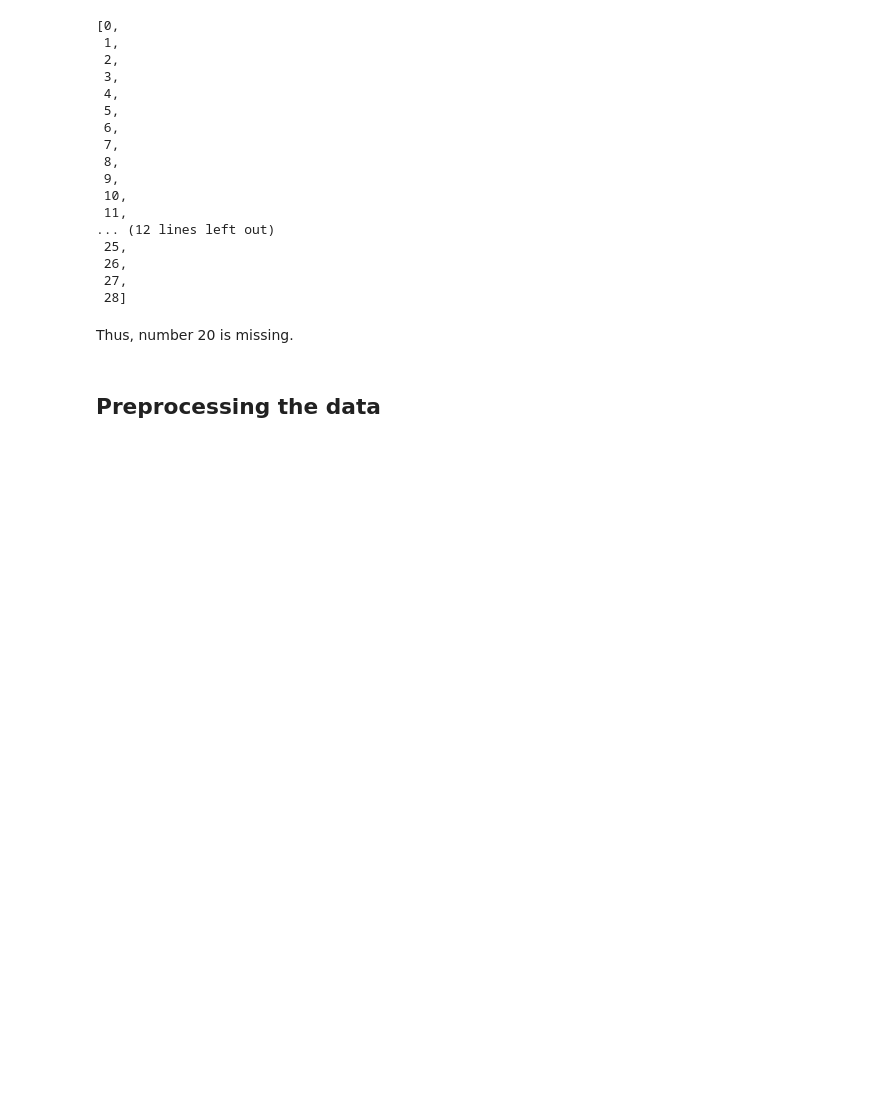
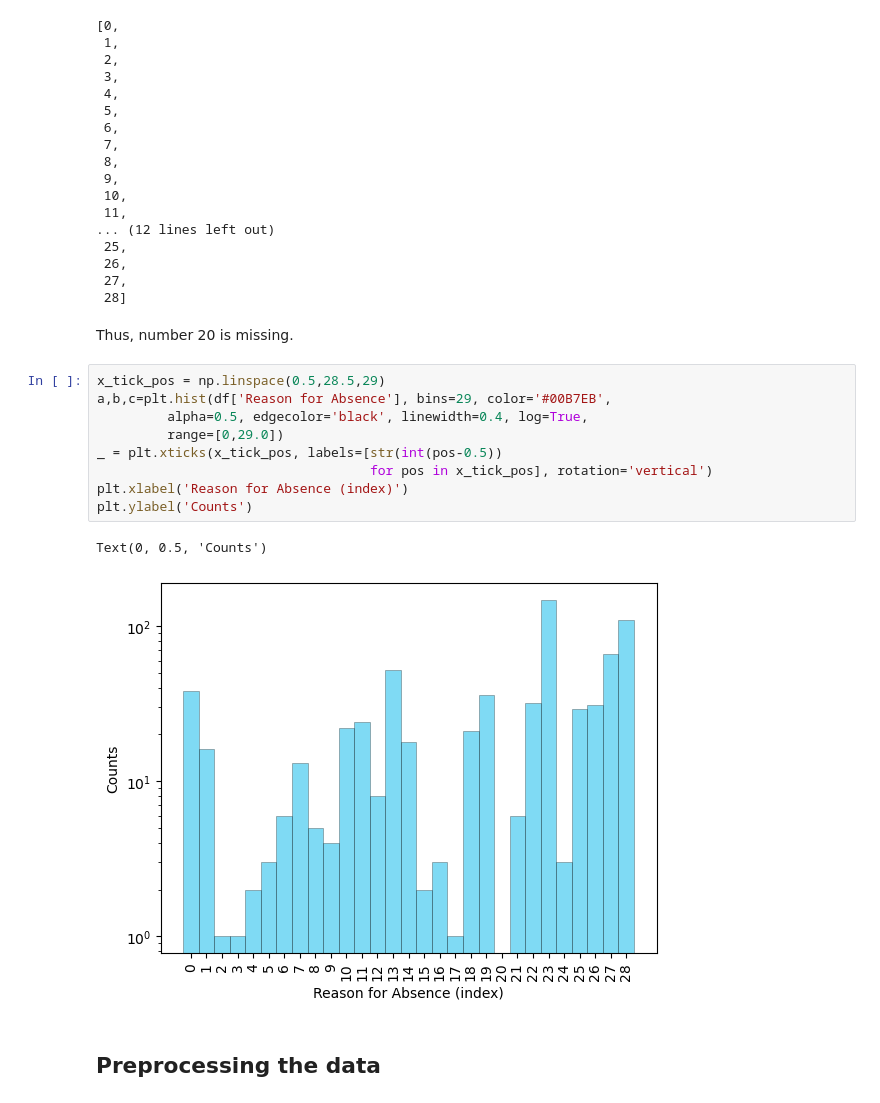
Before and after one commit to agoncharova/absenteeism, a Jupyter notebook: absenteeism.ipynb, the cells around one changed output. Drawn from its saved outputs; the diff is of its cells as text; blank space fills up the shorter version.

Commit message:
Histogram for absence reasons

```diff
--- a/absenteeism.ipynb
+++ b/absenteeism.ipynb
@@ -134,6 +136,18 @@ sorted(df['Reason for Absence'].unique())
  28]
 # %% [markdown]
 Thus, number 20 is missing.
+# %%
+x_tick_pos = np.linspace(0.5,28.5,29)
+a,b,c=plt.hist(df['Reason for Absence'], bins=29, color='#00B7EB',
+         alpha=0.5, edgecolor='black', linewidth=0.4, log=True,
+         range=[0,29.0])
+_ = plt.xticks(x_tick_pos, labels=[str(int(pos-0.5))
+                                   for pos in x_tick_pos], rotation='vertical')
+plt.xlabel('Reason for Absence (index)')
+plt.ylabel('Counts')
+# %% [output]
+Text(0, 0.5, 'Counts')
+[figure, added]
 # %% [markdown]
 ## Preprocessing the data
 # %% [markdown]
```
Also changed, not shown: parts of 15 cells of this notebook.
